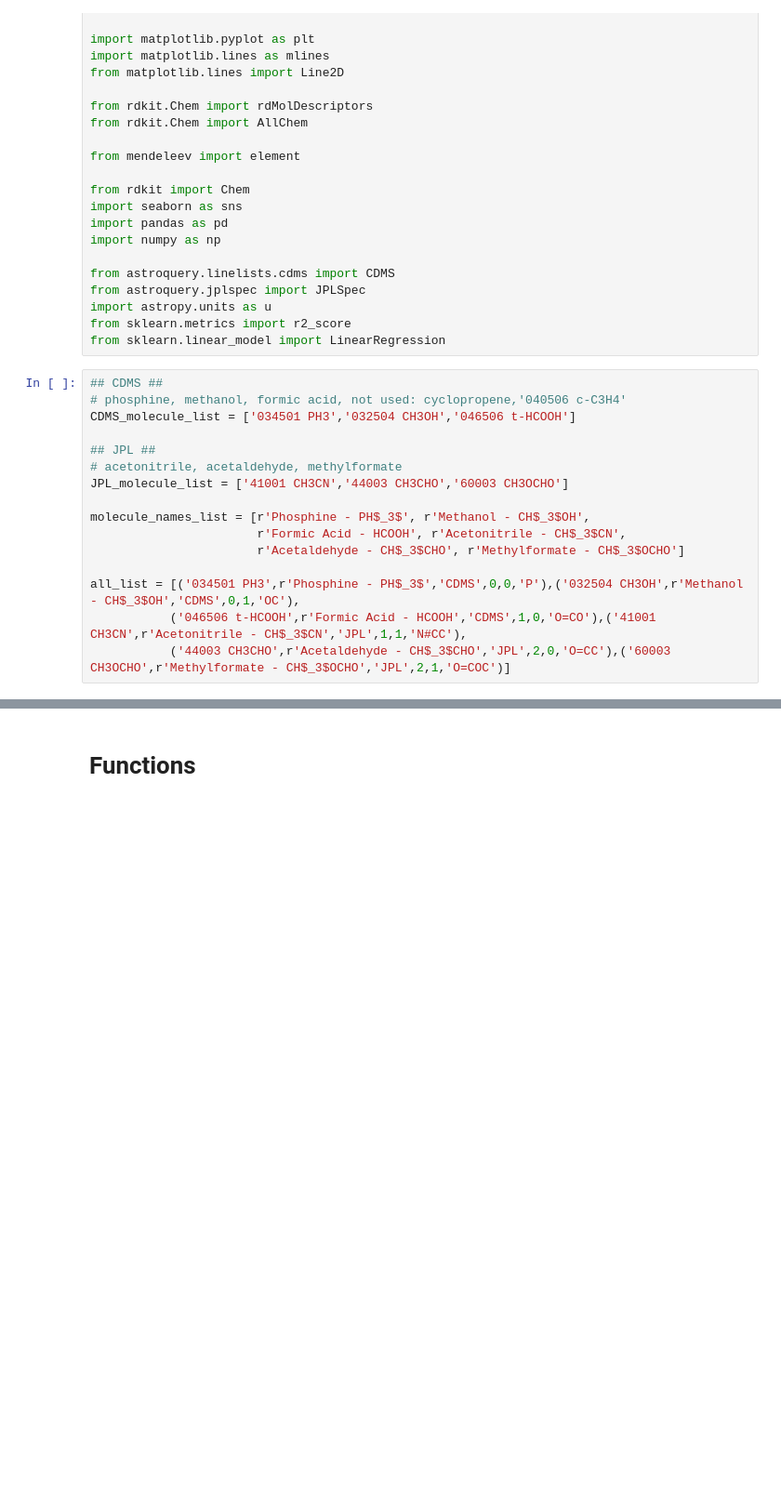
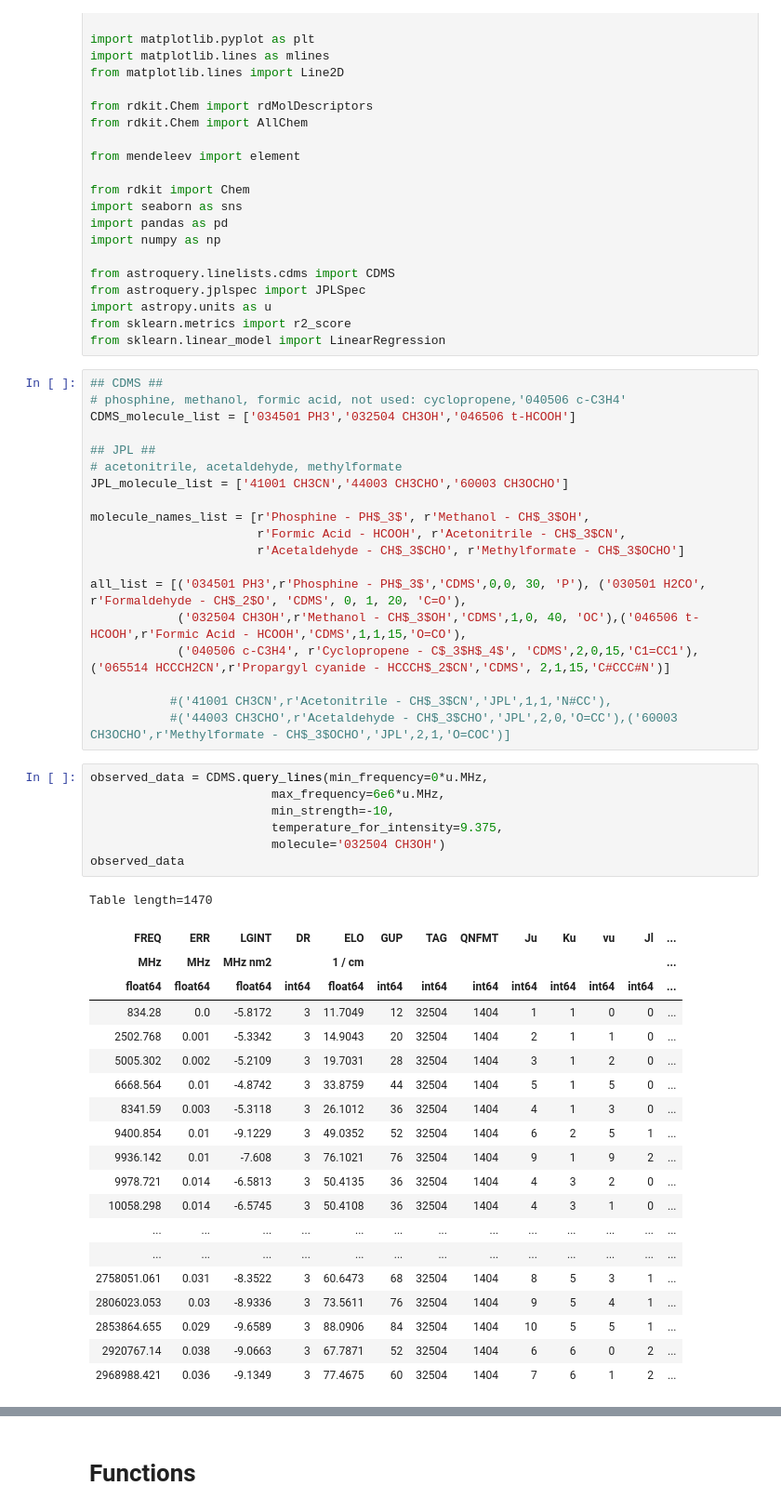
Before and after one commit to mpettyjo/4_BigData, a Jupyter notebook: Plots/RotationalSpec_Compareto_CDMS_JPL.ipynb, the cells around one changed output, grey strips where cells are left out. Shown at 93% size. Cells and saved outputs as stored; diff of their text form; blank space fills up the shorter version.

```diff
--- a/Plots/RotationalSpec_Compareto_CDMS_JPL.ipynb
+++ b/Plots/RotationalSpec_Compareto_CDMS_JPL.ipynb
@@ -39,6 +39,37 @@ molecule_names_list = [r'Phosphine - PH$_3$', r'Methanol - CH$_3$OH',
                        r'Formic Acid - HCOOH', r'Acetonitrile - CH$_3$CN',
                        r'Acetaldehyde - CH$_3$CHO', r'Methylformate - CH$_3$OCHO']
 
-all_list = [('034501 PH3',r'Phosphine - PH$_3$','CDMS',0,0,'P'),('032504 CH3OH',r'Methanol - CH$_3$OH','CDMS',0,1,'OC'),
-           ('046506 t-HCOOH',r'Formic Acid - HCOOH','CDMS',1,0,'O=CO'),('41001 CH3CN',r'Acetonitrile - CH$_3$CN','JPL',1,1,'N#CC'),
-           ('44003 CH3CHO',r'Acetaldehyde - CH$_3$CHO','JPL',2,0,'O=CC'),('60003 CH3OCHO',r'Methylformate - CH$_3$OCHO','JPL',2,1,'O=COC')]
+all_list = [('034501 PH3',r'Phosphine - PH$_3$','CDMS',0,0, 30, 'P'), ('030501 H2CO', r'Formaldehyde - CH$_2$O', 'CDMS', 0, 1, 20, 'C=O'),
+            ('032504 CH3OH',r'Methanol - CH$_3$OH','CDMS',1,0, 40, 'OC'),('046506 t-HCOOH',r'Formic Acid - HCOOH','CDMS',1,1,15,'O=CO'),
+            ('040506 c-C3H4', r'Cyclopropene - C$_3$H$_4$', 'CDMS',2,0,15,'C1=CC1'), ('065514 HCCCH2CN',r'Propargyl cyanide - HCCCH$_2$CN','CDMS', 2,1,15,'C#CCC#N')]
+
+           #('41001 CH3CN',r'Acetonitrile - CH$_3$CN','JPL',1,1,'N#CC'),
+           #('44003 CH3CHO',r'Acetaldehyde - CH$_3$CHO','JPL',2,0,'O=CC'),('60003 CH3OCHO',r'Methylformate - CH$_3$OCHO','JPL',2,1,'O=COC')]
+# %%
+observed_data = CDMS.query_lines(min_frequency=0*u.MHz,
+                         max_frequency=6e6*u.MHz,
+                         min_strength=-10,
+                         temperature_for_intensity=9.375,
+                         molecule='032504 CH3OH')
+observed_data
+# %% [output]
+Table length=1470
+| FREQ | ERR | LGINT | DR | ELO | GUP | TAG | QNFMT | Ju | Ku | vu | Jl | ... |
+| MHz | MHz | MHz nm2 |  | 1 / cm |  |  |  |  |  |  |  | ... |
+| float64 | float64 | float64 | int64 | float64 | int64 | int64 | int64 | int64 | int64 | int64 | int64 | ... |
+| 834.28 | 0.0 | -5.8172 | 3 | 11.7049 | 12 | 32504 | 1404 | 1 | 1 | 0 | 0 | ... |
+| 2502.768 | 0.001 | -5.3342 | 3 | 14.9043 | 20 | 32504 | 1404 | 2 | 1 | 1 | 0 | ... |
+| 5005.302 | 0.002 | -5.2109 | 3 | 19.7031 | 28 | 32504 | 1404 | 3 | 1 | 2 | 0 | ... |
+| 6668.564 | 0.01 | -4.8742 | 3 | 33.8759 | 44 | 32504 | 1404 | 5 | 1 | 5 | 0 | ... |
+| 8341.59 | 0.003 | -5.3118 | 3 | 26.1012 | 36 | 32504 | 1404 | 4 | 1 | 3 | 0 | ... |
+| 9400.854 | 0.01 | -9.1229 | 3 | 49.0352 | 52 | 32504 | 1404 | 6 | 2 | 5 | 1 | ... |
+| 9936.142 | 0.01 | -7.608 | 3 | 76.1021 | 76 | 32504 | 1404 | 9 | 1 | 9 | 2 | ... |
+| 9978.721 | 0.014 | -6.5813 | 3 | 50.4135 | 36 | 32504 | 1404 | 4 | 3 | 2 | 0 | ... |
+| 10058.298 | 0.014 | -6.5745 | 3 | 50.4108 | 36 | 32504 | 1404 | 4 | 3 | 1 | 0 | ... |
+| ... | ... | ... | ... | ... | ... | ... | ... | ... | ... | ... | ... | ... |
+| ... | ... | ... | ... | ... | ... | ... | ... | ... | ... | ... | ... | ... |
+| 2758051.061 | 0.031 | -8.3522 | 3 | 60.6473 | 68 | 32504 | 1404 | 8 | 5 | 3 | 1 | ... |
+| 2806023.053 | 0.03 | -8.9336 | 3 | 73.5611 | 76 | 32504 | 1404 | 9 | 5 | 4 | 1 | ... |
+| 2853864.655 | 0.029 | -9.6589 | 3 | 88.0906 | 84 | 32504 | 1404 | 10 | 5 | 5 | 1 | ... |
+| 2920767.14 | 0.038 | -9.0663 | 3 | 67.7871 | 52 | 32504 | 1404 | 6 | 6 | 0 | 2 | ... |
+| 2968988.421 | 0.036 | -9.1349 | 3 | 77.4675 | 60 | 32504 | 1404 | 7 | 6 | 1 | 2 | ... |
```
Also changed, not shown: parts of 13 cells of this notebook.
